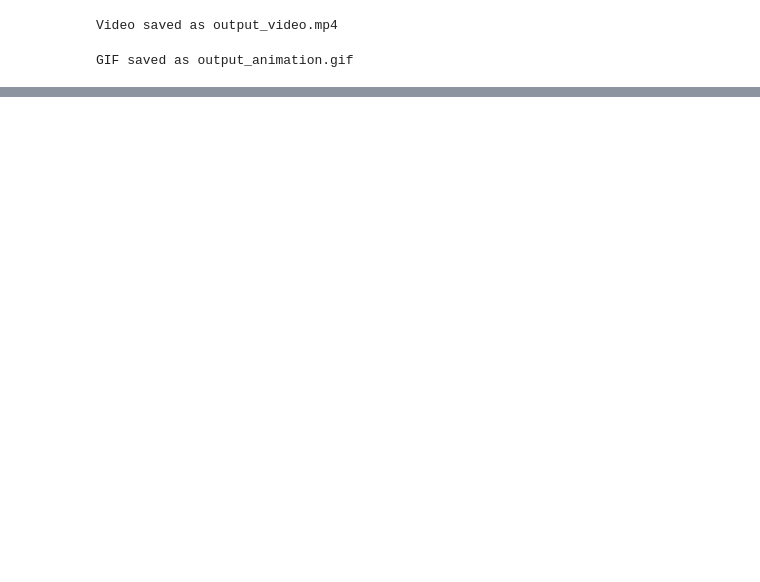
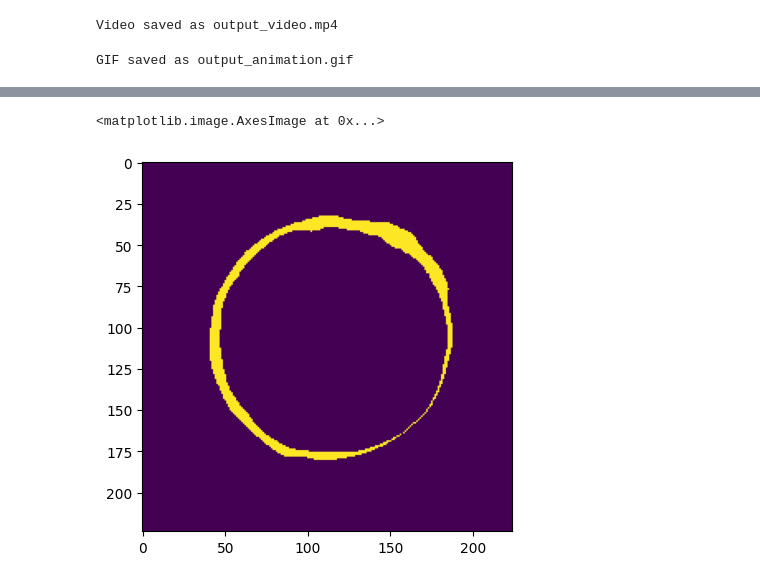
Before and after one commit to tsak1998/pronuclei_extraction, a Jupyter notebook: cellforge/segmentation/extract_masks.ipynb, the cells around one changed output, grey strips where cells are left out. Saved outputs shown, nothing was run; the diff lists cells and outputs as text; code cells hidden in the pictures; blank space fills up the shorter version.

```diff
--- a/cellforge/segmentation/extract_masks.ipynb
+++ b/cellforge/segmentation/extract_masks.ipynb
@@ -173,0 +252,5 @@ images[-10]
+# %%
+plt.imshow(binary_mask[230,0])
+# %% [output]
+<matplotlib.image.AxesImage at 0x...>
+[figure, added]
```
Also changed, not shown: parts of 19 cells of this notebook, 5 other files.
